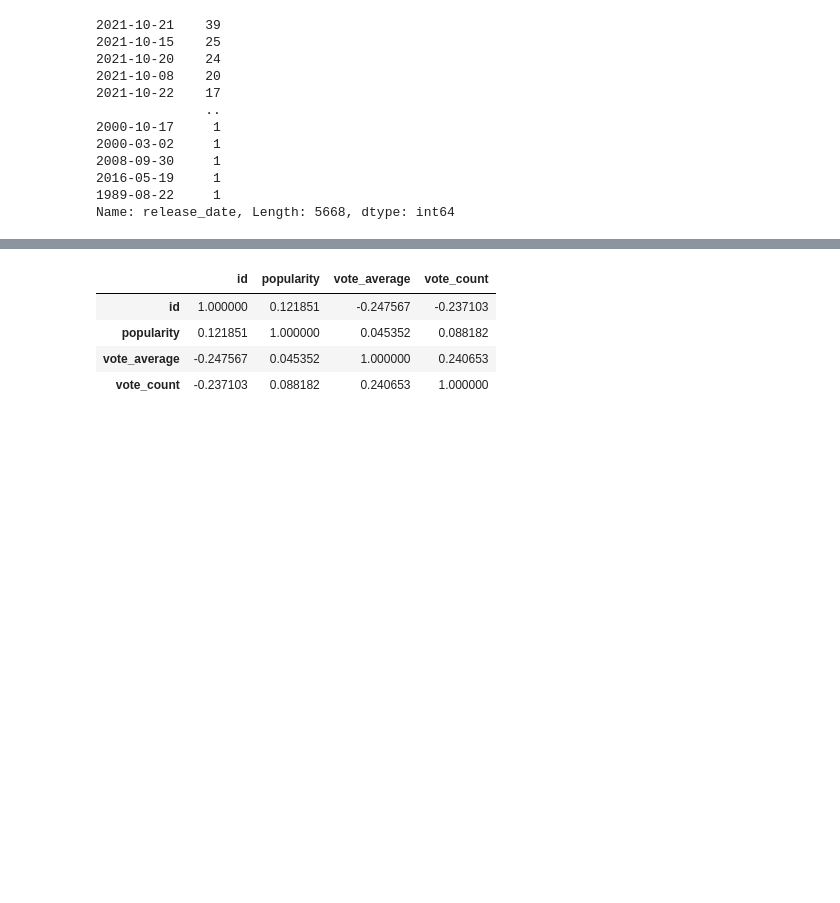
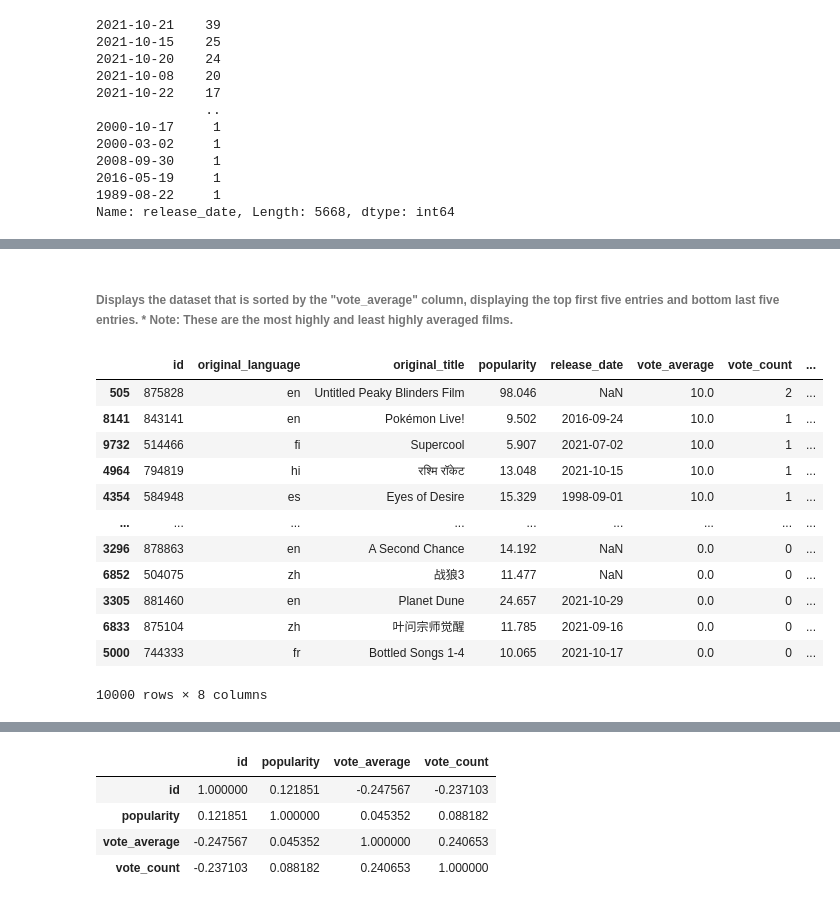
Before and after one commit to dreakian/Practice_Project_Movies, a Jupyter notebook: movies_da.ipynb, the cells around one changed output, grey strips where cells are left out. Saved outputs shown, nothing was run; the diff lists cells and outputs as text; code cells hidden in the pictures; blank space fills up the shorter version.

```diff
--- a/movies_da.ipynb
+++ b/movies_da.ipynb
@@ -202,0 +192,18 @@ mov_df[mov_df["vote_average"] == 0.0].head()
+# %% [markdown]
+###### Displays the dataset that is sorted by the "vote_average" column, displaying the top first five entries and bottom last five entries. * Note: These are the most highly and least highly averaged films.
+# %%
+mov_df.sort_values(by="vote_average", ascending=False)
+# %% [output]
+|  | id | original_language | original_title | popularity | release_date | vote_average | vote_count | ... |
+| 505 | 875828 | en | Untitled Peaky Blinders Film | 98.046 | NaN | 10.0 | 2 | ... |
+| 8141 | 843141 | en | Pokémon Live! | 9.502 | 2016-09-24 | 10.0 | 1 | ... |
+| 9732 | 514466 | fi | Supercool | 5.907 | 2021-07-02 | 10.0 | 1 | ... |
+| 4964 | 794819 | hi | रश्मि रॉकेट | 13.048 | 2021-10-15 | 10.0 | 1 | ... |
+| 4354 | 584948 | es | Eyes of Desire | 15.329 | 1998-09-01 | 10.0 | 1 | ... |
+| ... | ... | ... | ... | ... | ... | ... | ... | ... |
+| 3296 | 878863 | en | A Second Chance | 14.192 | NaN | 0.0 | 0 | ... |
+| 6852 | 504075 | zh | 战狼3 | 11.477 | NaN | 0.0 | 0 | ... |
+| 3305 | 881460 | en | Planet Dune | 24.657 | 2021-10-29 | 0.0 | 0 | ... |
+| 6833 | 875104 | zh | 叶问宗师觉醒 | 11.785 | 2021-09-16 | 0.0 | 0 | ... |
+| 5000 | 744333 | fr | Bottled Songs 1-4 | 10.065 | 2021-10-17 | 0.0 | 0 | ... |
+10000 rows × 8 columns
```
Also changed, not shown: parts of 52 cells of this notebook, 1 other file.
